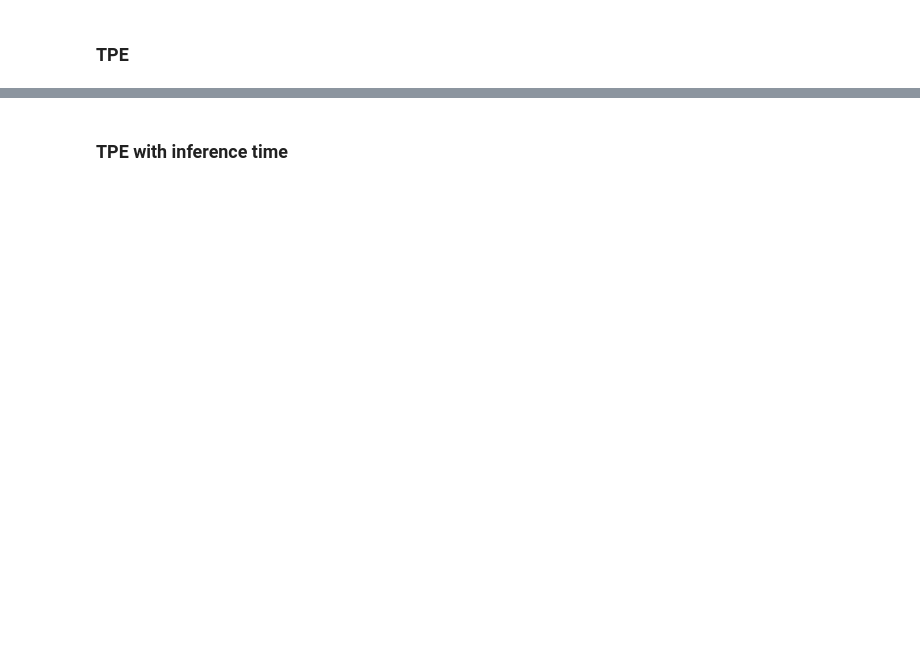
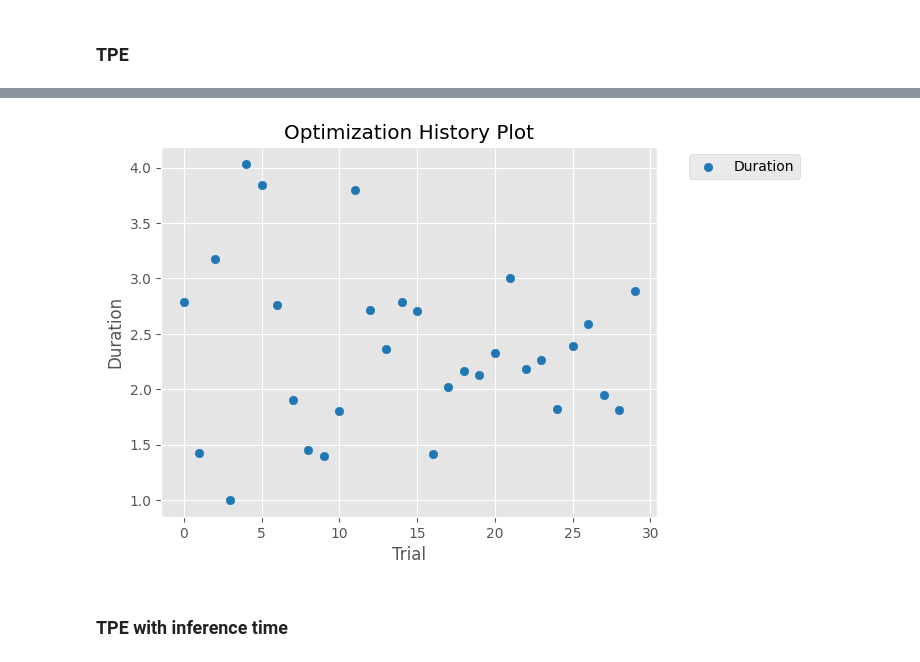
Before and after one commit to intsystems/BMM, a Jupyter notebook: lab5/BarabanshchikovaTask5.ipynb, the cells around one changed output, grey strips where cells are left out. Cells and saved outputs as stored; diff of their text form; code cells hidden in the pictures; blank space fills up the shorter version.

```diff
--- a/lab5/BarabanshchikovaTask5.ipynb
+++ b/lab5/BarabanshchikovaTask5.ipynb
@@ -463,4 +456,5 @@ plot_param_importances(TPE_study, target_name='Accuracy')
 # %%
 #objective - duration
-plot_optimization_history(TPE_study, target=lambda t: t.duration.total_seconds(), target_name='Duration')
+optuna.visualization.matplotlib.plot_optimization_history(TPE_study, target=lambda t: t.duration.total_seconds(), target_name='Duration')
+plt.show()
 # %% [output]
@@ -468,3 +461,4 @@ plot_optimization_history(TPE_study, target=lambda t: t.duration.total_seconds()
+[figure, added]
 # %% [markdown]
 ### TPE with inference time
 # %%
```
Also changed, not shown: parts of 29 cells of this notebook.
